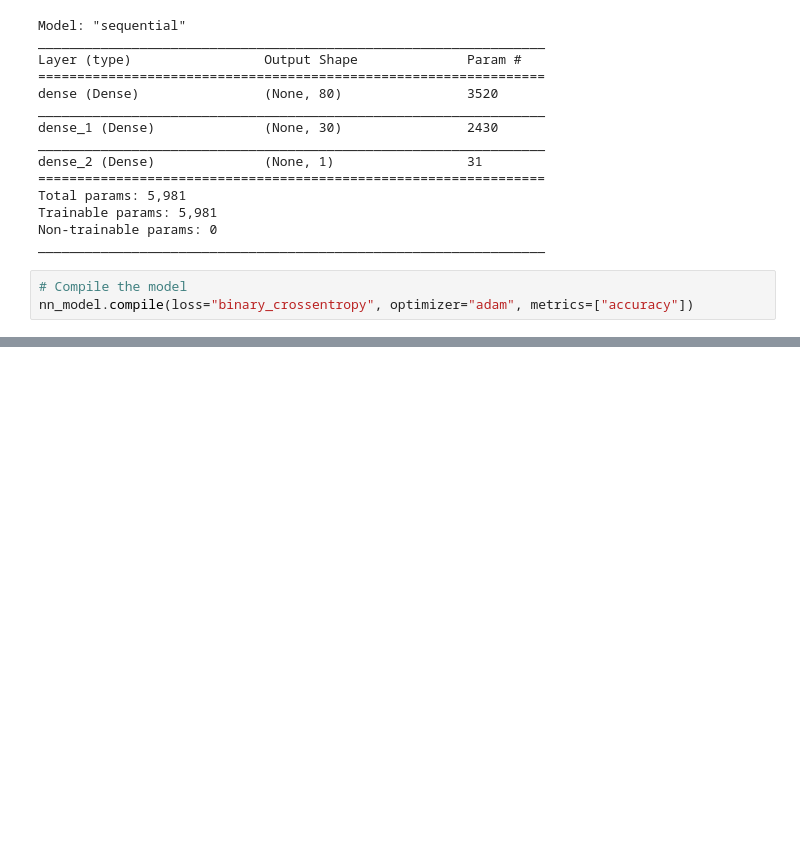
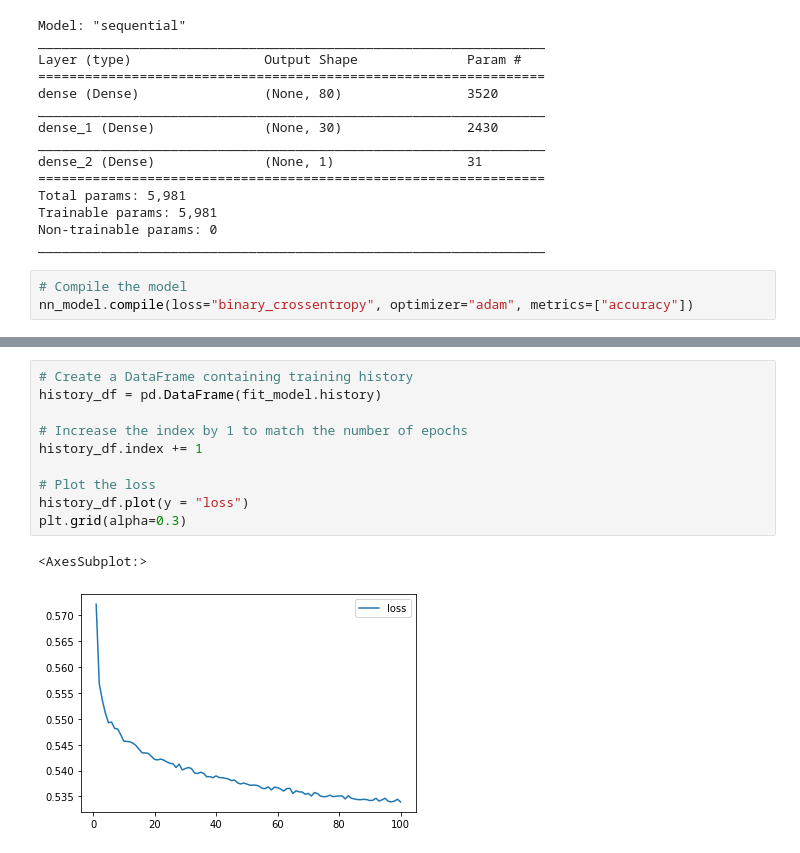
Before and after one commit to i-am-phoenix/Charity_Funding_Predictor-Deep_Learning_NN, a Jupyter notebook: Starter_Code.ipynb, the cells around one changed output, grey strips where cells are left out. Cells and saved outputs as stored; diff of their text form; blank space fills up the shorter version.

```diff
--- a/Starter_Code.ipynb
+++ b/Starter_Code.ipynb
@@ -292,0 +291,13 @@ Loss: 0.5621623992919922, Accuracy: 0.7267638444900513
+# %%
+# Create a DataFrame containing training history
+history_df = pd.DataFrame(fit_model.history)
+
+# Increase the index by 1 to match the number of epochs
+history_df.index += 1
+
+# Plot the loss
+history_df.plot(y = "loss")
+plt.grid(alpha=0.3)
+# %% [output]
+<AxesSubplot:>
+[figure, added]
```
Also changed, not shown: parts of 8 cells of this notebook.
